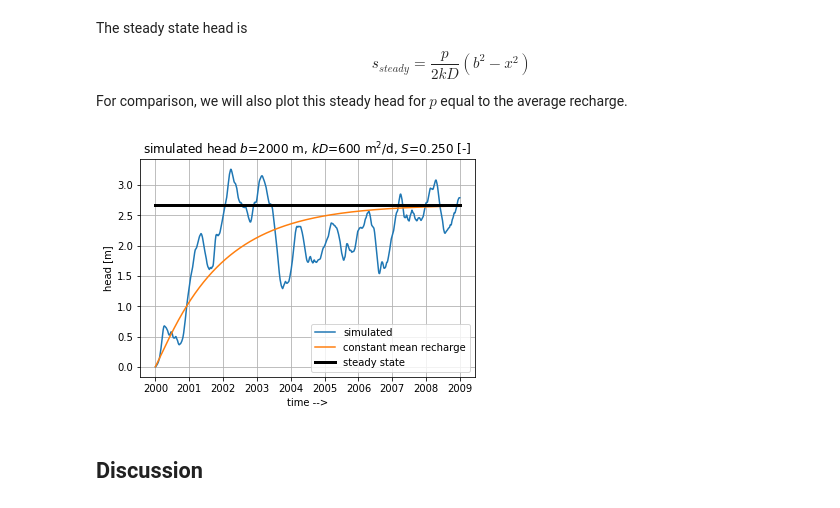
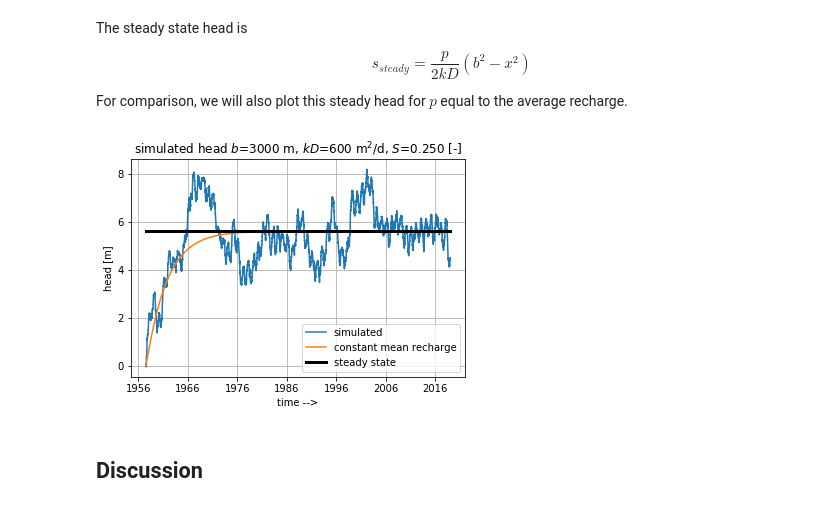
Before and after one commit to Olsthoorn/TransientGroundwaterFlow, a Jupyter notebook: excercises_notebooks/shc-head-simulation-by-convolution.ipynb, the cells around one changed output. Saved outputs shown, nothing was run; the diff lists cells and outputs as text; code cells hidden in the pictures.

```diff
--- a/excercises_notebooks/shc-head-simulation-by-convolution.ipynb
+++ b/excercises_notebooks/shc-head-simulation-by-convolution.ipynb
@@ -93,7 +93,14 @@ The DaraFrame is dressed up by column names and also its index is given a name.
 
 Finally we add a column `days` to the DatFrame, holding the number of days since the first date in the file. We'll use these days as our simulation time. We will nevertheless use the index of the DataFrame as the time axis in our plots to reveal the true dates.
 # %%
-meteo = pd.read_csv('PE-00-08.txt', index_col=0, header=None, parse_dates=True, dayfirst=True)
+if False:
+    meteo_file = 'PE-00-08.txt'  # in mm/d
+    meteo = pd.read_csv(meteo_file, index_col=0, header=None, parse_dates=True, dayfirst=True)
+    meteo['P', 'E'] /= 1000. # to m/d
+else:
+    meteo_file = 'DeBiltPE.txt'  # in m/d
+    meteo = pd.read_csv(meteo_file, index_col=0, header=0, parse_dates=True)
+
 meteo.columns = ['P', 'E']  # give the columns a name
 meteo.index.name = 'time'   # given the index a name
 
@@ -122,7 +129,7 @@ For comparison, we will also plot this steady head for $p$ equal to the average
 # %%
 # new data
 
-L = 4000 # m (strip width)
+L = 6000 # m (strip width)
 b =L/2 # [m] half width of strip
 x = 0. # point taken at cross section
 kD = 600 # m2/d
@@ -141,41 +148,40 @@ response = step(x, tau, S, kD, b)
 # %%
 # Do the convolution
 
-mmtom = 1/ 1000. # conversion from mm to m
-rch = ((meteo['P'] - meteo['E']) * mmtom).values # get the recharge in m/d
+rch = meteo['P'] - meteo['E'] # recharge in m/d
 
 # Design a vadose-zone filter (here just uniform, but any shape can be chosen)
-n = 30 # length of vadose filter
+n = 1 # length of vadose filter
 vadose_filter = np.ones(n) / n
 
 # Filter the recharge to get the recharge at the water table
 rch = lfilter(vadose_filter, 1, rch)
 
 # steady state for mean recharge
 steady = np.mean(rch) / (2 * kD) * (b**2 - x**2)
 
 # add the simulated result as a column to the data frame (this is not necessary, though)
 meteo['sim'] = lfilter(response, 1, rch)
 
 # set up the plot
 plt.title('simulated head $b$={:.0f} m, $kD$={:.0f} m$^2$/d, $S$={:.3f} [-]'.format(b, kD, S))
 plt.xlabel('time -->')
 plt.ylabel('head [m]')
 plt.grid()
 
 # plot simulate result
 plt.plot(meteo.index, meteo['sim'], label='simulated')
 
 # plot the simulation for a constant recharge equal to the average value
 plt.plot(meteo.index, lfilter(response, 1, np.mean(rch) * np.ones_like(rch)), label='constant mean recharge')
 
 # plot the steady state result for the case of  average recharge
 plt.plot(meteo.index[[0, -1]], [steady, steady], 'k', lw=3, label='steady state')
 
 plt.legend()
 plt.show()
 # %% [output]
-[figure, old version]
+[figure, new version]
 # %% [markdown]
 ## Discussion
 # %% [markdown]
```
Also changed, not shown: parts of 1 cell of this notebook, 1 other file.
